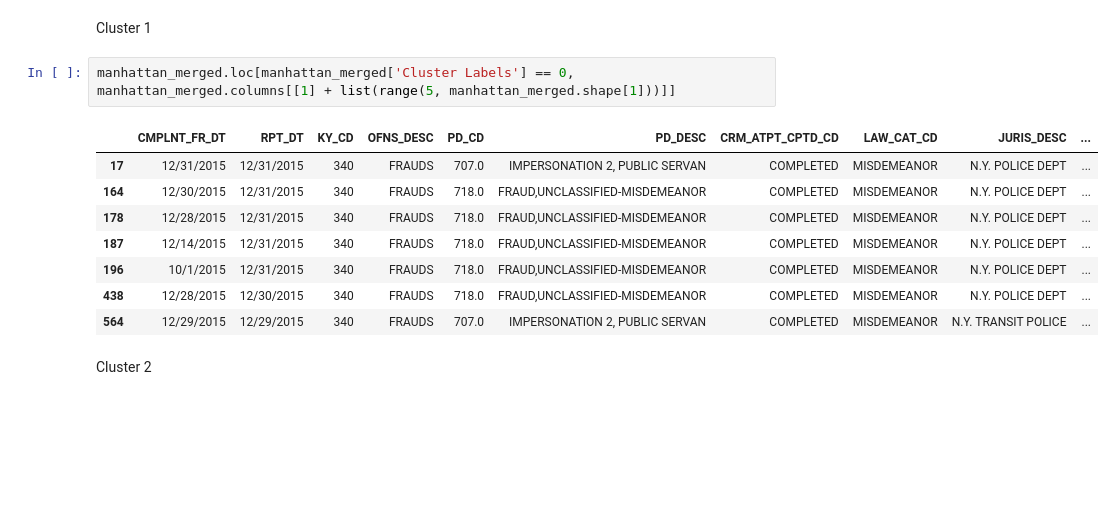
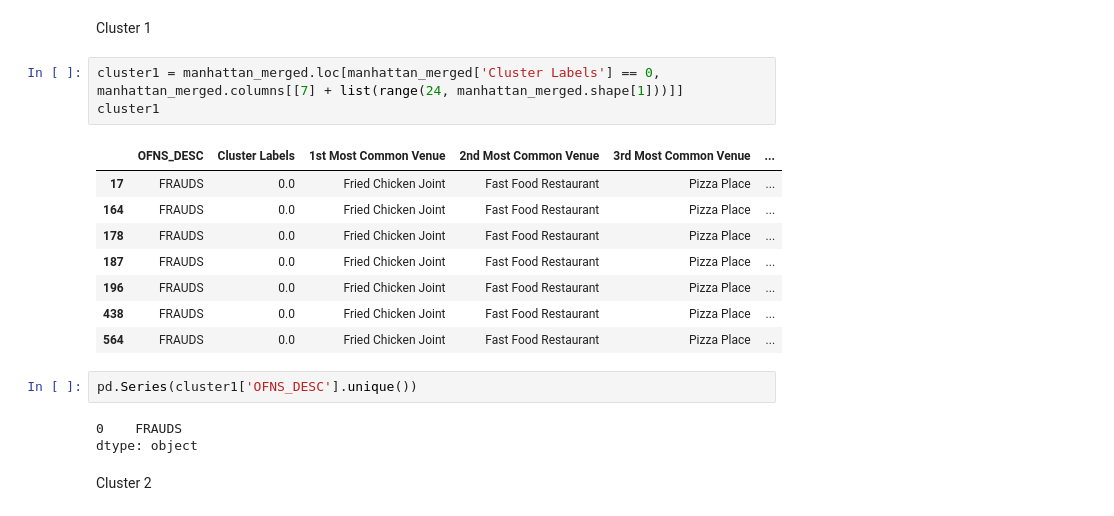
Before and after one commit to DocBrown85/AppliedDataScienceCapstone, a Jupyter notebook: Manhattan_Crimes_Clustering.ipynb, the cells around one changed output. Drawn from its saved outputs; the diff is of its cells as text; blank space fills up the shorter version.

```diff
--- a/Manhattan_Crimes_Clustering.ipynb
+++ b/Manhattan_Crimes_Clustering.ipynb
@@ -392,16 +393,22 @@ manhattan_merged.head() # check the last columns!
 # %% [markdown]
 Cluster 1
 # %%
-manhattan_merged.loc[manhattan_merged['Cluster Labels'] == 0, manhattan_merged.columns[[1] + list(range(5, manhattan_merged.shape[1]))]]
+cluster1 = manhattan_merged.loc[manhattan_merged['Cluster Labels'] == 0, manhattan_merged.columns[[7] + list(range(24, manhattan_merged.shape[1]))]]
+cluster1
 # %% [output]
-|  | CMPLNT_FR_DT | RPT_DT | KY_CD | OFNS_DESC | PD_CD | PD_DESC | CRM_ATPT_CPTD_CD | LAW_CAT_CD | JURIS_DESC | ... |
-| 17 | 12/31/2015 | 12/31/2015 | 340 | FRAUDS | 707.0 | IMPERSONATION 2, PUBLIC SERVAN | COMPLETED | MISDEMEANOR | N.Y. POLICE DEPT | ... |
-| 164 | 12/30/2015 | 12/31/2015 | 340 | FRAUDS | 718.0 | FRAUD,UNCLASSIFIED-MISDEMEANOR | COMPLETED | MISDEMEANOR | N.Y. POLICE DEPT | ... |
-| 178 | 12/28/2015 | 12/31/2015 | 340 | FRAUDS | 718.0 | FRAUD,UNCLASSIFIED-MISDEMEANOR | COMPLETED | MISDEMEANOR | N.Y. POLICE DEPT | ... |
-| 187 | 12/14/2015 | 12/31/2015 | 340 | FRAUDS | 718.0 | FRAUD,UNCLASSIFIED-MISDEMEANOR | COMPLETED | MISDEMEANOR | N.Y. POLICE DEPT | ... |
-| 196 | 10/1/2015 | 12/31/2015 | 340 | FRAUDS | 718.0 | FRAUD,UNCLASSIFIED-MISDEMEANOR | COMPLETED | MISDEMEANOR | N.Y. POLICE DEPT | ... |
-| 438 | 12/28/2015 | 12/30/2015 | 340 | FRAUDS | 718.0 | FRAUD,UNCLASSIFIED-MISDEMEANOR | COMPLETED | MISDEMEANOR | N.Y. POLICE DEPT | ... |
-| 564 | 12/29/2015 | 12/29/2015 | 340 | FRAUDS | 707.0 | IMPERSONATION 2, PUBLIC SERVAN | COMPLETED | MISDEMEANOR | N.Y. TRANSIT POLICE | ... |
+|  | OFNS_DESC | Cluster Labels | 1st Most Common Venue | 2nd Most Common Venue | 3rd Most Common Venue | ... |
+| 17 | FRAUDS | 0.0 | Fried Chicken Joint | Fast Food Restaurant | Pizza Place | ... |
+| 164 | FRAUDS | 0.0 | Fried Chicken Joint | Fast Food Restaurant | Pizza Place | ... |
+| 178 | FRAUDS | 0.0 | Fried Chicken Joint | Fast Food Restaurant | Pizza Place | ... |
+| 187 | FRAUDS | 0.0 | Fried Chicken Joint | Fast Food Restaurant | Pizza Place | ... |
+| 196 | FRAUDS | 0.0 | Fried Chicken Joint | Fast Food Restaurant | Pizza Place | ... |
+| 438 | FRAUDS | 0.0 | Fried Chicken Joint | Fast Food Restaurant | Pizza Place | ... |
+| 564 | FRAUDS | 0.0 | Fried Chicken Joint | Fast Food Restaurant | Pizza Place | ... |
+# %%
+pd.Series(cluster1['OFNS_DESC'].unique())
+# %% [output]
+0    FRAUDS
+dtype: object
 # %% [markdown]
 Cluster 2
 # %%
```
Also changed, not shown: parts of 11 cells of this notebook.
